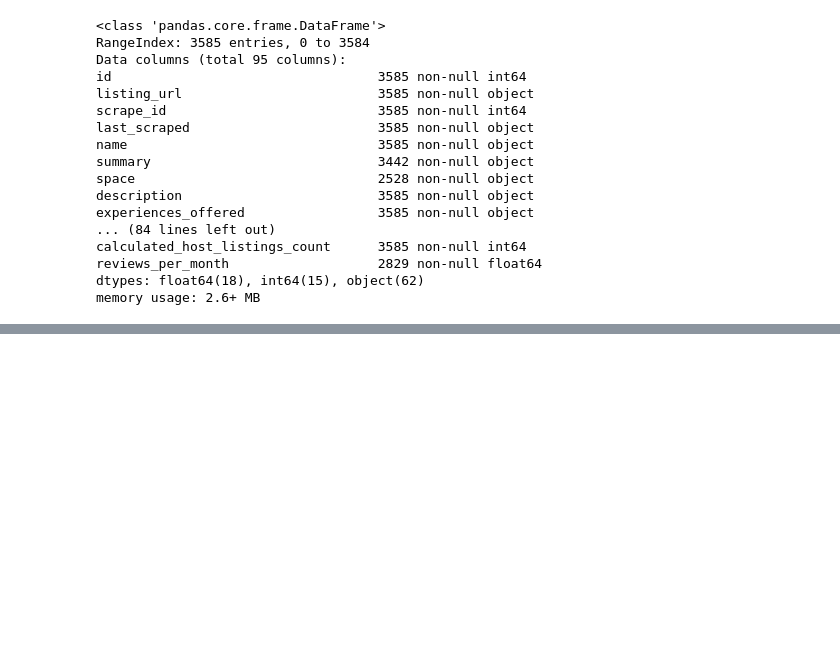
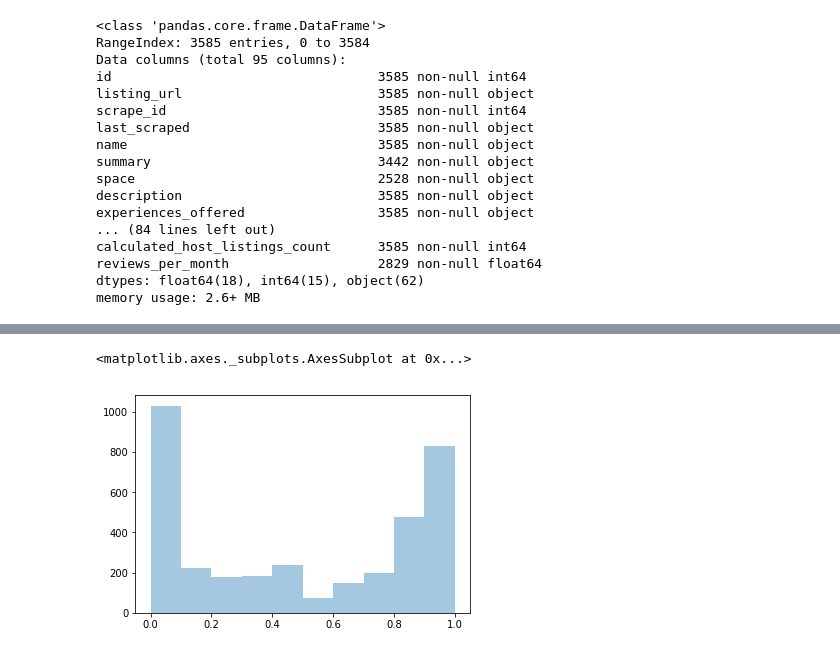
Before and after one commit to haataa/airbnb_finding, a Jupyter notebook: airbnb_findding.ipynb, the cells around one changed output, grey strips where cells are left out. Cells and saved outputs as stored; diff of their text form; code cells hidden in the pictures; blank space fills up the shorter version.

```diff
--- a/airbnb_findding.ipynb
+++ b/airbnb_findding.ipynb
@@ -94,0 +120,10 @@ See the caveats in the documentation: http://pandas.pydata.org/pandas-docs/stabl
+# %%
+# average avaliablity for each house
+avaliable_days_bs = bs_calendar.groupby('listing_id').apply(lambda x: x.notnull().mean())[['price']]
+# %%
+#avaliable_days_bs.head()
+sns.distplot(avaliable_days_bs, kde=False)
+# a large portion of houses are available for a small portion of days
+# %% [output]
+<matplotlib.axes._subplots.AxesSubplot at 0x...>
+[figure, added]
```
Also changed, not shown: parts of 22 cells of this notebook.
